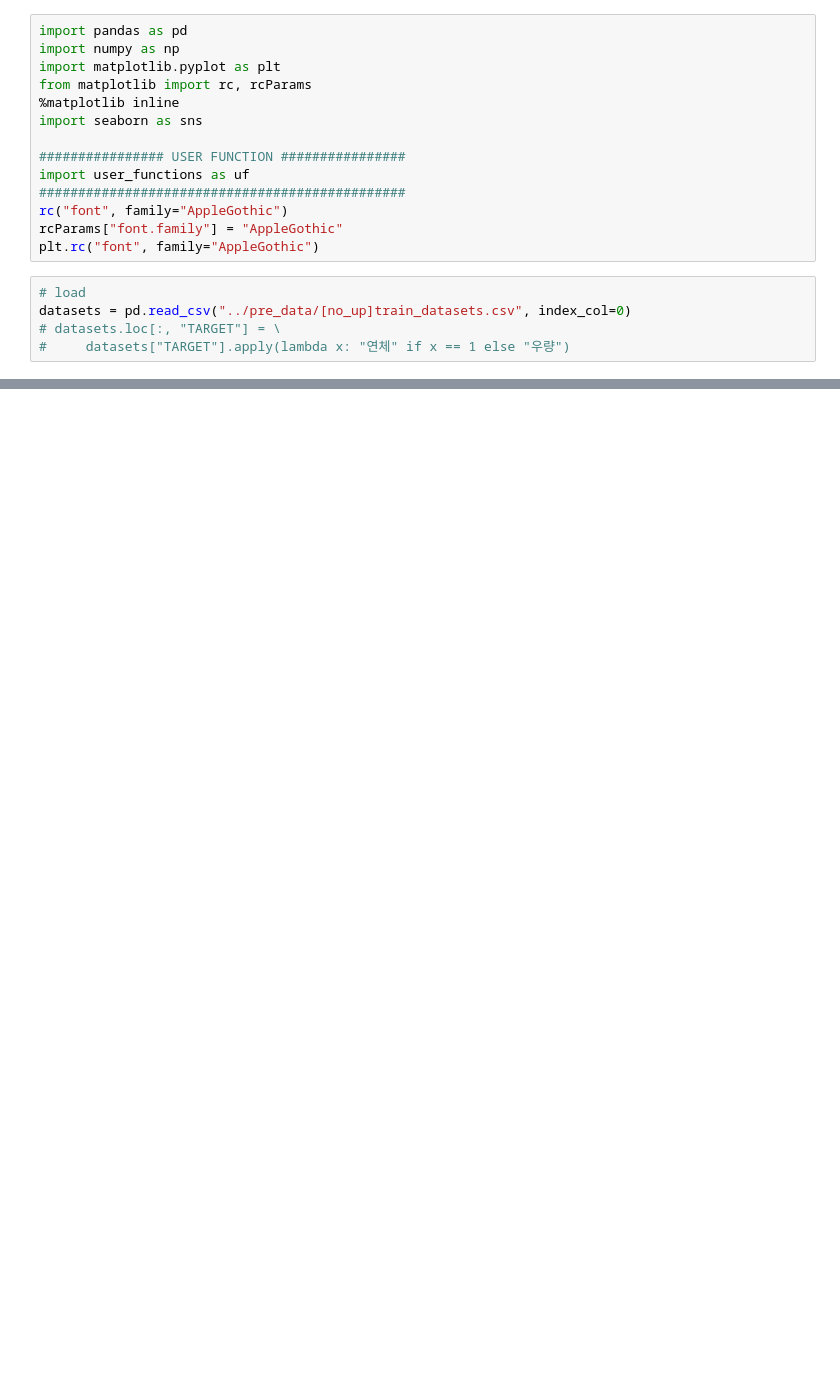
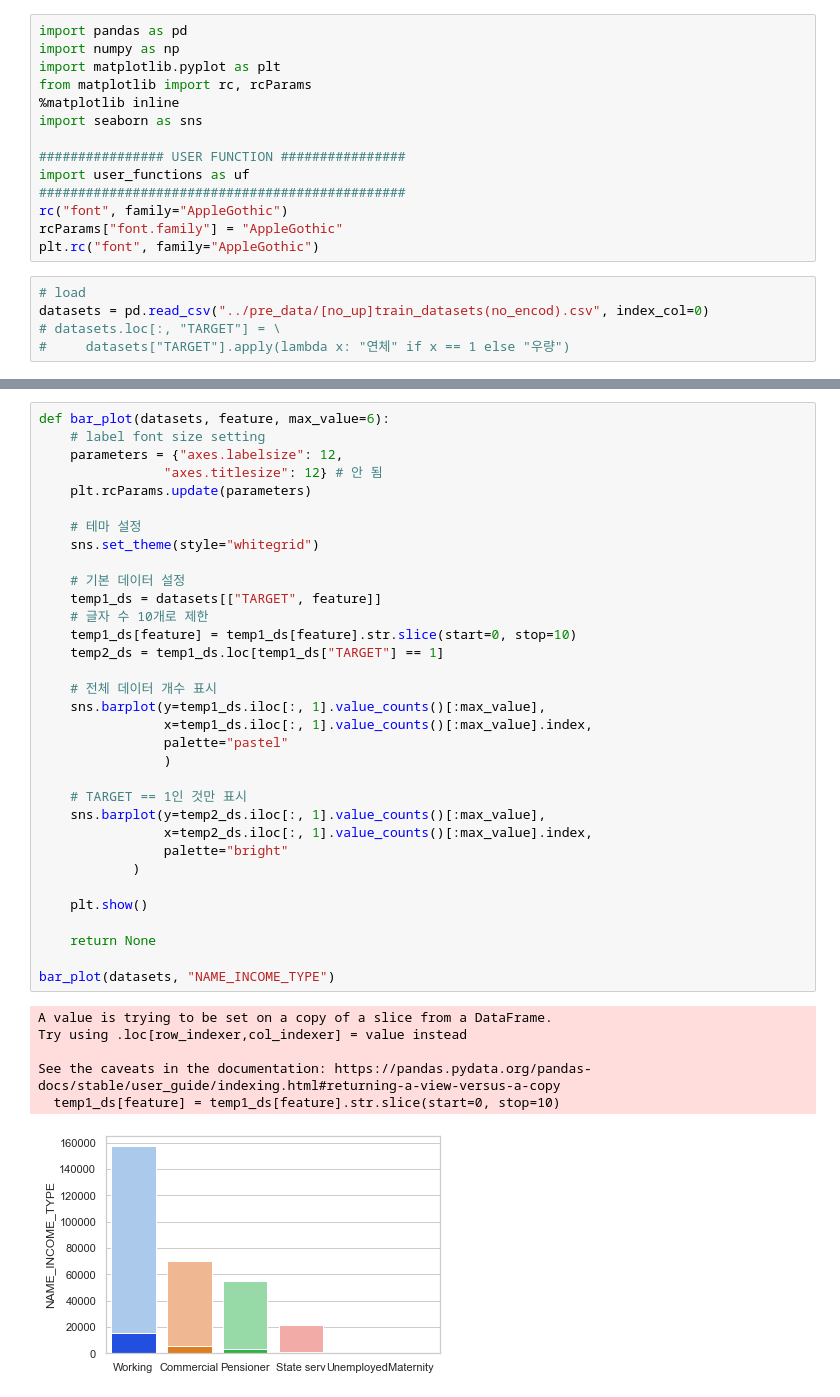
Before and after one commit to kkiyou/default-risk, a Jupyter notebook: sungjune/visualization.ipynb, the cells around one changed output, grey strips where cells are left out. Drawn from its saved outputs; the diff is of its cells as text; blank space fills up the shorter version.

```diff
--- a/sungjune/visualization.ipynb
+++ b/sungjune/visualization.ipynb
@@ -14,6 +14,6 @@ rcParams["font.family"] = "AppleGothic"
 plt.rc("font", family="AppleGothic")
 # %%
 # load
-datasets = pd.read_csv("../pre_data/[no_up]train_datasets.csv", index_col=0)
+datasets = pd.read_csv("../pre_data/[no_up]train_datasets(no_encod).csv", index_col=0)
 # datasets.loc[:, "TARGET"] = \
 #     datasets["TARGET"].apply(lambda x: "연체" if x == 1 else "우량")
@@ -57,0 +99,40 @@ uf.box_plot(pos_cash_ds, "소액연체비중(pos_cash)")
+# %%
+def bar_plot(datasets, feature, max_value=6):
+    # label font size setting
+    parameters = {"axes.labelsize": 12,
+                "axes.titlesize": 12} # 안 됨
+    plt.rcParams.update(parameters)
+
+    # 테마 설정
+    sns.set_theme(style="whitegrid")
+
+    # 기본 데이터 설정
+    temp1_ds = datasets[["TARGET", feature]]
+    # 글자 수 10개로 제한
+    temp1_ds[feature] = temp1_ds[feature].str.slice(start=0, stop=10)
+    temp2_ds = temp1_ds.loc[temp1_ds["TARGET"] == 1]
+
+    # 전체 데이터 개수 표시
+    sns.barplot(y=temp1_ds.iloc[:, 1].value_counts()[:max_value],
+                x=temp1_ds.iloc[:, 1].value_counts()[:max_value].index,
+                palette="pastel"
+                )
+
+    # TARGET == 1인 것만 표시
+    sns.barplot(y=temp2_ds.iloc[:, 1].value_counts()[:max_value],
+                x=temp2_ds.iloc[:, 1].value_counts()[:max_value].index,
+                palette="bright"
+            )
+
+    plt.show()
+
+    return None
+
+bar_plot(datasets, "NAME_INCOME_TYPE")
+# %% [output]
+A value is trying to be set on a copy of a slice from a DataFrame.
+Try using .loc[row_indexer,col_indexer] = value instead
+
+See the caveats in the documentation: https://pandas.pydata.org/pandas-docs/stable/user_guide/indexing.html#returning-a-view-versus-a-copy
+  temp1_ds[feature] = temp1_ds[feature].str.slice(start=0, stop=10)
+[figure, added]
```
Also changed, not shown: parts of 14 cells of this notebook, 5 other files.
